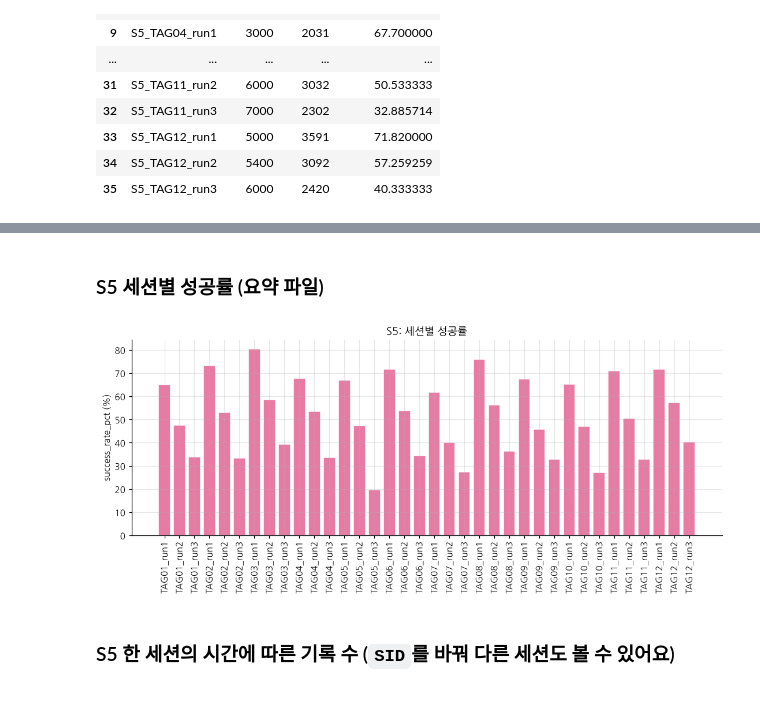
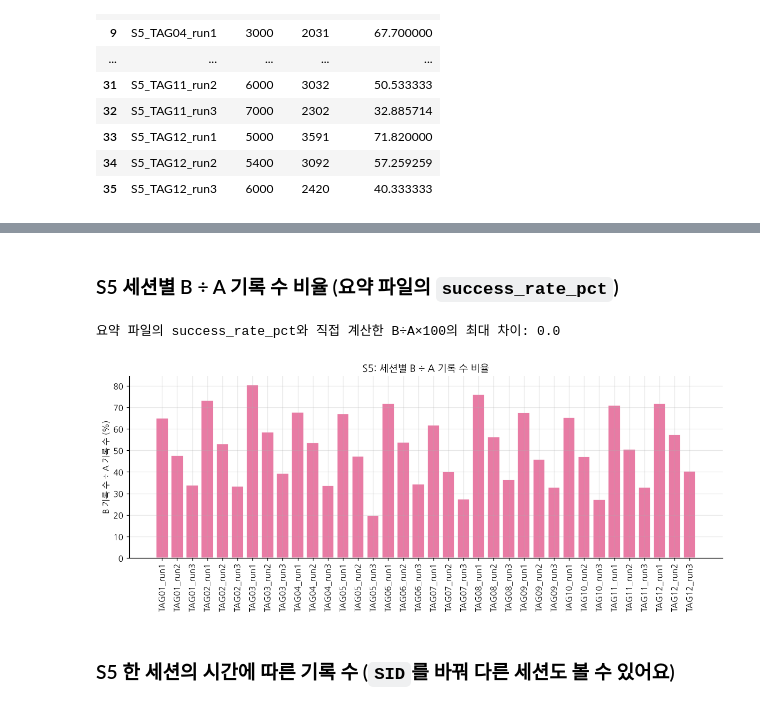
Before and after one commit to Diosong529/empty, a Jupyter notebook: RFID_자료집.ipynb, the cells around one changed output, grey strips where cells are left out. Saved outputs shown, nothing was run; the diff lists cells and outputs as text; code cells hidden in the pictures.

```diff
--- a/RFID_자료집.ipynb
+++ b/RFID_자료집.ipynb
@@ -752,0 +755,13 @@ s5_rate
+# %%
+labels = s5_rate["session_id"].str.replace("S5_", "")
+x = np.arange(len(s5_rate))
+fig, ax = plt.subplots(figsize=(13, 4.5))
+ax.bar(x - 0.21, s5_rate["reads_A"], width=0.4, color=COLORS[0], edgecolor="white", label="ESP32_A (reads_A)")
+ax.bar(x + 0.21, s5_rate["reads_B"], width=0.4, color=COLORS[1], edgecolor="white", label="ESP32_B (reads_B)")
+ax.set_xticks(x, labels, rotation=90)
+ax.set_ylabel("기록 수")
+ax.set_title("S5: 세션별 리더기 A · B 기록 수")
+ax.legend(title="리더기")
+save(fig, "S5_세션별_리더기별_기록수")
+plt.show()
+s5_rate[["session_id", "reads_A", "reads_B"]].describe().round(1)
@@ -753,15 +779,18 @@ s5_rate
 # %% [markdown]
-### S5 세션별 성공률 (요약 파일)
+### S5 세션별 B ÷ A 기록 수 비율 (요약 파일의 `success_rate_pct`)
 # %%
-fig, ax = plt.subplots(figsize=(12, 4))
-ax.bar(s5_rate["session_id"].str.replace("S5_", ""), s5_rate["success_rate_pct"], color=SC_COLOR["S5"], edgecolor="white")
-ax.set_ylabel("success_rate_pct (%)")
-ax.set_title("S5: 세션별 성공률")
+ratio = s5_rate["reads_B"] / s5_rate["reads_A"] * 100
+print("요약 파일의 success_rate_pct와 직접 계산한 B÷A×100의 최대 차이:", (ratio - s5_rate["success_rate_pct"]).abs().max().round(6))
+fig, ax = plt.subplots(figsize=(13, 4))
+ax.bar(labels, ratio, color=SC_COLOR["S5"], edgecolor="white")
+ax.set_ylabel("B 기록 수 ÷ A 기록 수 (%)")
+ax.set_title("S5: 세션별 B ÷ A 기록 수 비율")
 ax.tick_params(axis="x", rotation=90)
-save(fig, "S5_세션별_성공률")
+save(fig, "S5_세션별_BA비율")
 plt.show()
 # %% [output]
+요약 파일의 success_rate_pct와 직접 계산한 B÷A×100의 최대 차이: 0.0
-[figure, old version]
+[figure, new version]
 # %% [markdown]
 ### S5 한 세션의 시간에 따른 기록 수 (`SID`를 바꿔 다른 세션도 볼 수 있어요)
 # %%
```
Also changed, not shown: parts of 5 cells of this notebook, 5 other files.
